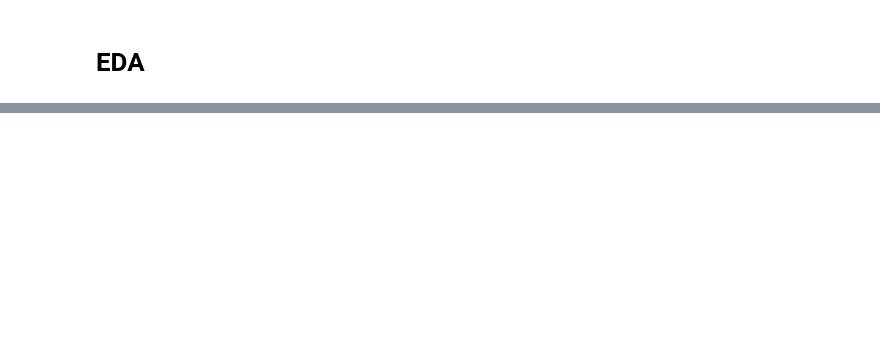
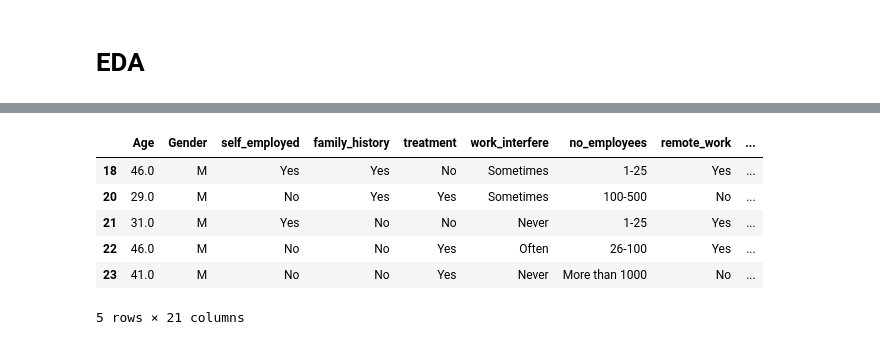
Before and after one commit to ChuckPryor/MentalHealth, a Jupyter notebook: data_prep.ipynb, the cells around one changed output, grey strips where cells are left out. Saved outputs shown, nothing was run; the diff lists cells and outputs as text; code cells hidden in the pictures; blank space fills up the shorter version.

```diff
--- a/data_prep.ipynb
+++ b/data_prep.ipynb
@@ -97 +168,12 @@ df.self_employed.dropna(axis=0, inplace=True)
+# %%
+
+df.head()
+# %% [output]
+|  | Age | Gender | self_employed | family_history | treatment | work_interfere | no_employees | remote_work | ... |
+| 18 | 46.0 | M | Yes | Yes | No | Sometimes | 1-25 | Yes | ... |
+| 20 | 29.0 | M | No | Yes | Yes | Sometimes | 100-500 | No | ... |
+| 21 | 31.0 | M | Yes | No | No | Never | 1-25 | Yes | ... |
+| 22 | 46.0 | M | No | No | Yes | Often | 26-100 | Yes | ... |
+| 23 | 41.0 | M | No | No | Yes | Never | More than 1000 | No | ... |
+5 rows × 21 columns
 # %%
```
Also changed, not shown: parts of 24 cells of this notebook.
